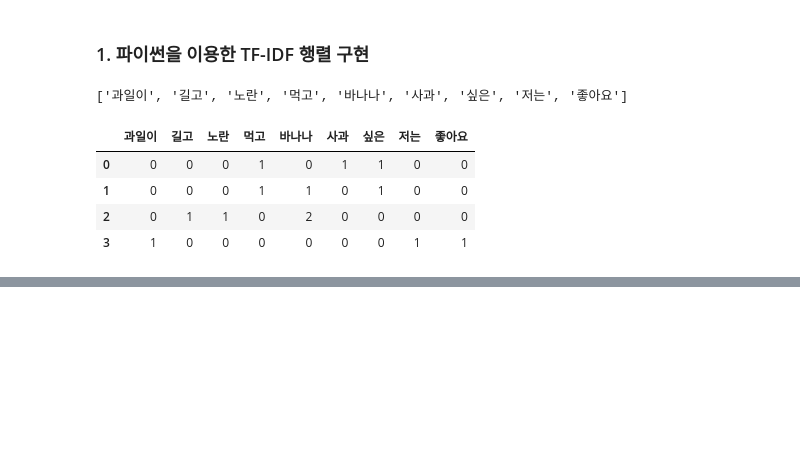
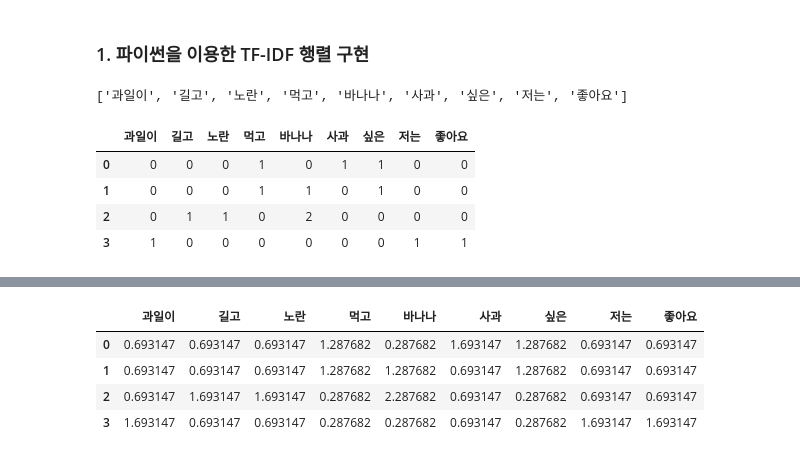
Before and after one commit to zsert1/-Natural_language_processing, a Jupyter notebook: 텍스트_벡터화.ipynb, the cells around one changed output, grey strips where cells are left out. Drawn from its saved outputs; the diff is of its cells as text; code cells hidden in the pictures; blank space fills up the shorter version.

```diff
--- a/텍스트_벡터화.ipynb
+++ b/텍스트_벡터화.ipynb
@@ -50,3 +50,10 @@ tf_
 | 1 | 0 | 0 | 0 | 1 | 1 | 0 | 1 | 0 | 0 |
 | 2 | 0 | 1 | 1 | 0 | 2 | 0 | 0 | 0 | 0 |
 | 3 | 1 | 0 | 0 | 0 | 0 | 0 | 0 | 1 | 1 |
+# %%
+result=[]
+for j in range(len(vocab)):
+  t= vocab[j]
+  result.append(idf(t))
+idf_=pd.DataFrame(result,index=vocab,columns=['IDF'])
+idf_
@@ -52,0 +71,18 @@ tf_
+# %%
+result=[]
+for i in range(N):
+  result.append([])
+  d=docs[i]
+  for j in range(len(vocab)):
+    t=vocab[j]
+    result[-1].append(tfidf(t,d))
+
+
+tfidf_=pd.DataFrame(result,columns=vocab)
+tfidf_
+# %% [output]
+|  | 과일이 | 길고 | 노란 | 먹고 | 바나나 | 사과 | 싶은 | 저는 | 좋아요 |
+| 0 | 0.693147 | 0.693147 | 0.693147 | 1.287682 | 0.287682 | 1.693147 | 1.287682 | 0.693147 | 0.693147 |
+| 1 | 0.693147 | 0.693147 | 0.693147 | 1.287682 | 1.287682 | 0.693147 | 1.287682 | 0.693147 | 0.693147 |
+| 2 | 0.693147 | 1.693147 | 1.693147 | 0.287682 | 2.287682 | 0.693147 | 0.287682 | 0.693147 | 0.693147 |
+| 3 | 1.693147 | 0.693147 | 0.693147 | 0.287682 | 0.287682 | 0.693147 | 0.287682 | 1.693147 | 1.693147 |
```
Also changed, not shown: parts of 1 cell of this notebook.
